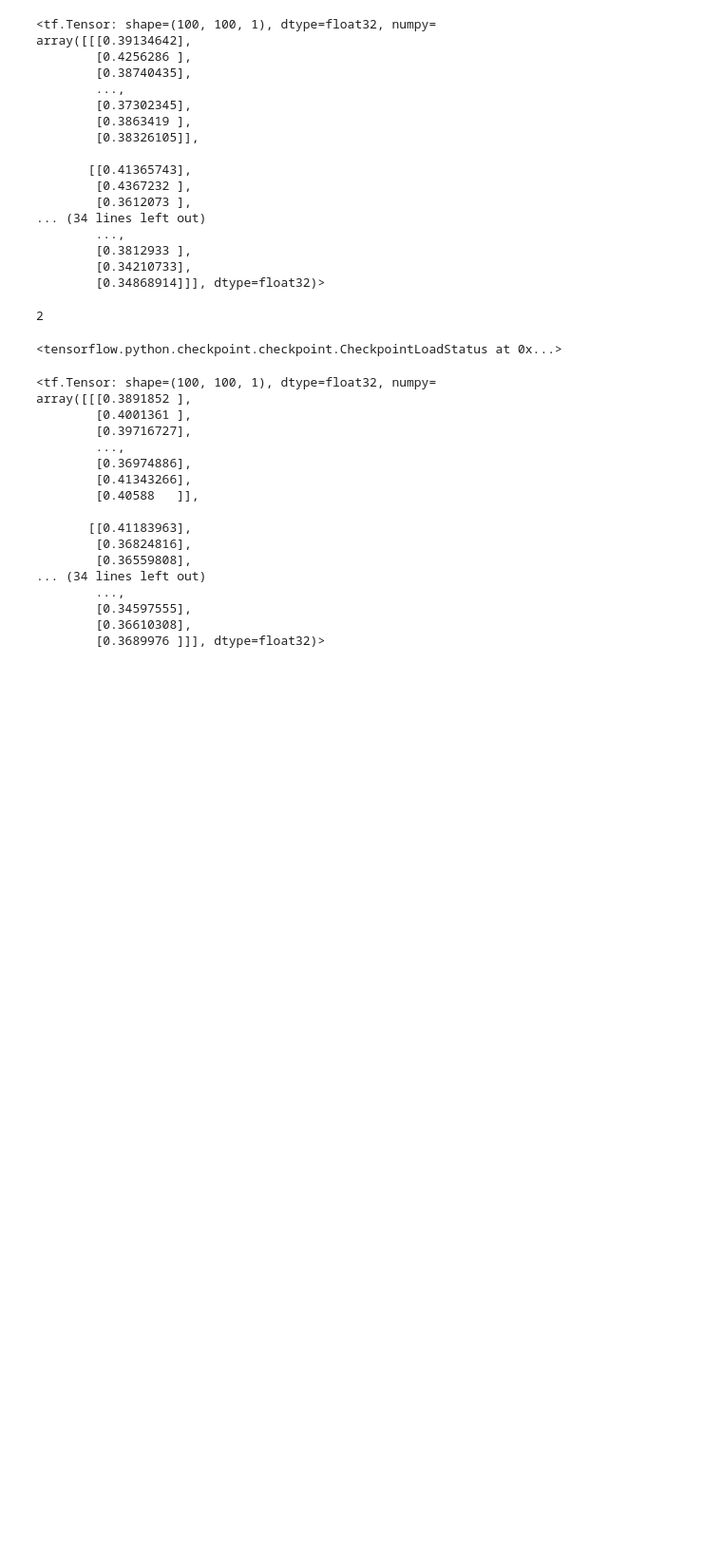
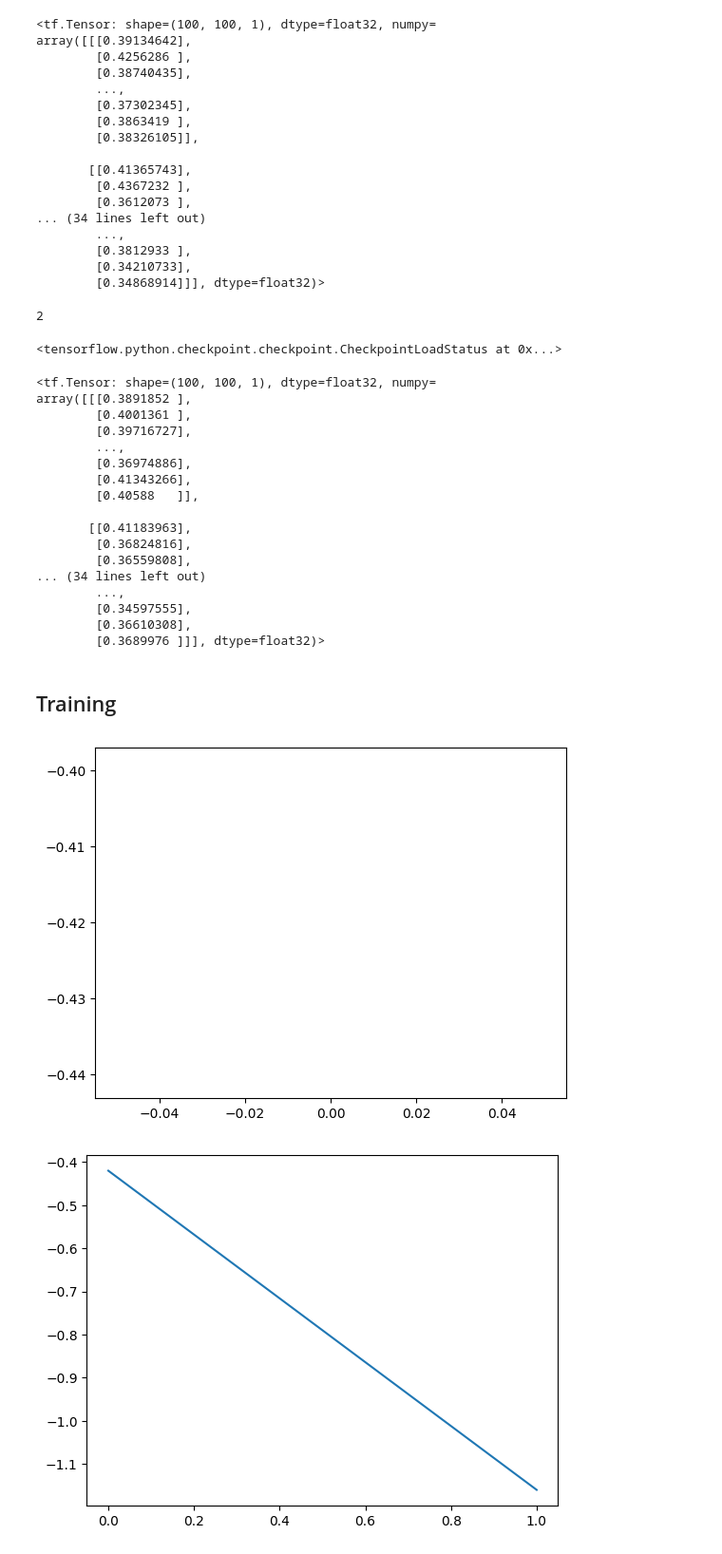
Before and after one commit to oremnirv/ATP, a Jupyter notebook: weather_notebook.ipynb, the cells around one changed output. Shown at 95% size. Drawn from its saved outputs; the diff is of its cells as text; code cells hidden in the pictures; blank space fills up the shorter version.

Commit message:
updating ckpt manager

```diff
--- a/weather_notebook.ipynb
+++ b/weather_notebook.ipynb
@@ -546,3 +550,5 @@ array([[[0.3891852 ],
         [0.34597555],
         [0.36610308],
         [0.3689976 ]]], dtype=float32)>
+# %% [markdown]
+## Training
@@ -548,0 +557,44 @@ array([[[0.3891852 ],
+# %%
+train_loglik = []
+val_loglik = []
+# %%
+step = 1
+run= 50 + 0
+tf.random.set_seed(run)
+atp_model = atp_pipeline.instantiate_atp("weather")
+tr_step = atp_graph.build_graph()
+name_comp = 'run_' + str(run)
+folder = save_dir + '/ckpt/check_' + name_comp
+if not os.path.exists(folder): os.mkdir(folder)
+ckpt = tf.train.Checkpoint(step=tf.Variable(1), optimizer=opt, net=atp_model)
+manager = tf.train.CheckpointManager(ckpt, folder, max_to_keep=1)
+ckpt.restore(manager.latest_checkpoint)
+sum_mse_tot = 0; sum_nll_tot = 0
+mini = 50000
+opt = tf.keras.optimizers.Adam(3e-4)
+# %%
+%%time
+
+for i in range(500):
+    idx_list = list(range(x_train.shape[0] - (n_C+n_T)))
+    x,y,_ = batcher(x_train,y_train,idx_list,window=n_C+n_T) ####### generalise for not weather
+    _,_, nll_pp_tr , _ = tr_step(atp_model, opt, x,y,n_C,n_T, training=True)
+
+    if i % 100 == 0:
+
+        train_loglik.append(nll_pp_tr)
+
+
+#         idx_list = list(range(x_val.shape[0]- (n_C+n_T)))
+#         t_te,y_te,_ = batcher(x_val,y_val,idx_list,batch_s = 100,window=n_C+n_T)
+#         μ, log_σ = atp_model([t_te, y_te, n_C, n_T, False])
+#         _,_,_, nll_pp_te, msex_te = losses.nll(y_te[:, n_C:n_C+n_T], μ, log_σ)
+
+#         val_loglik.append(nll_pp_te)
+
+        plt.plot(train_loglik)
+#         plt.plot(val_loglik)
+        plt.show()
+# %% [output]
+[figure, added]
+[figure, added]
```
Also changed, not shown: parts of 12 cells of this notebook.
